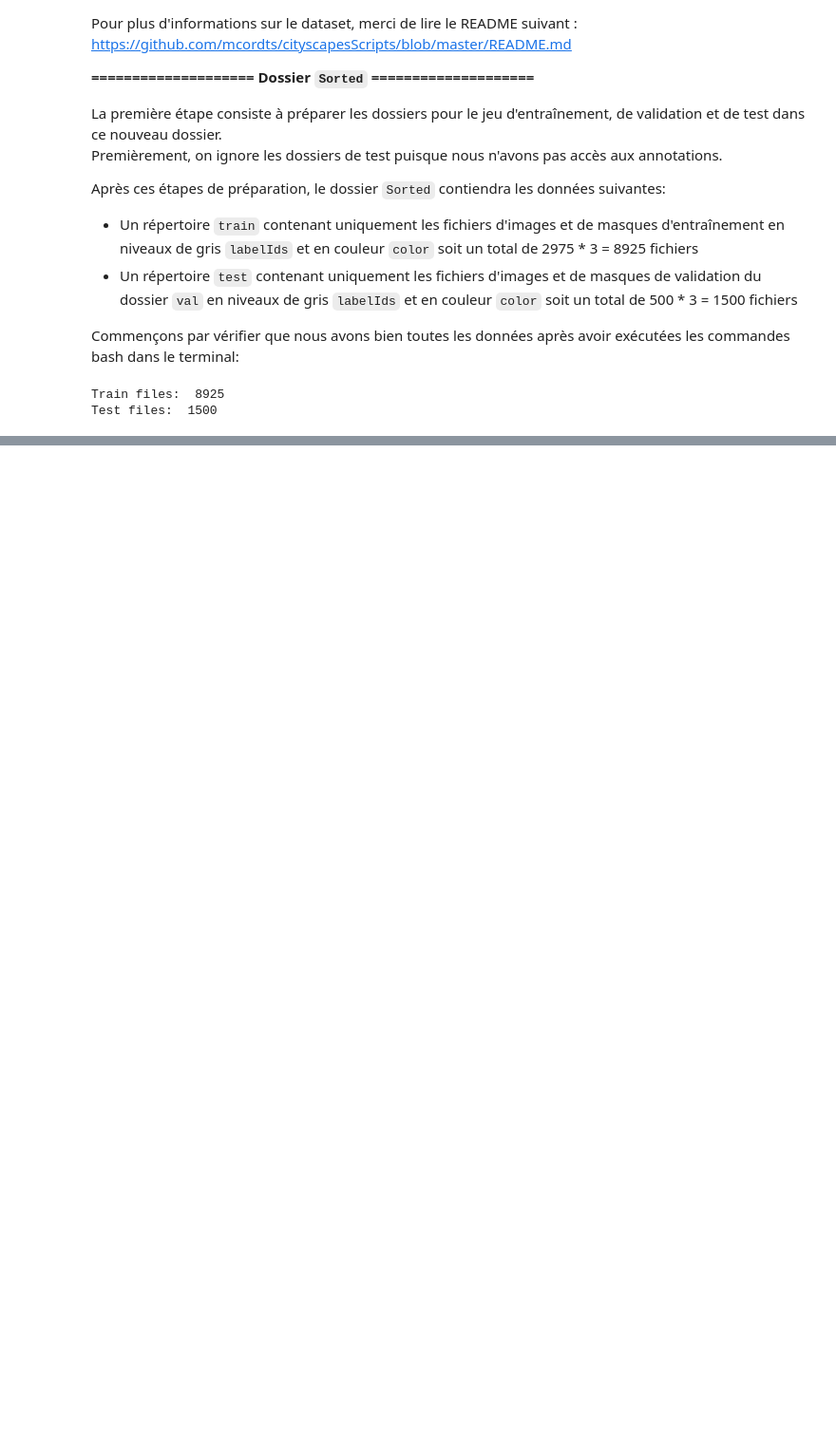
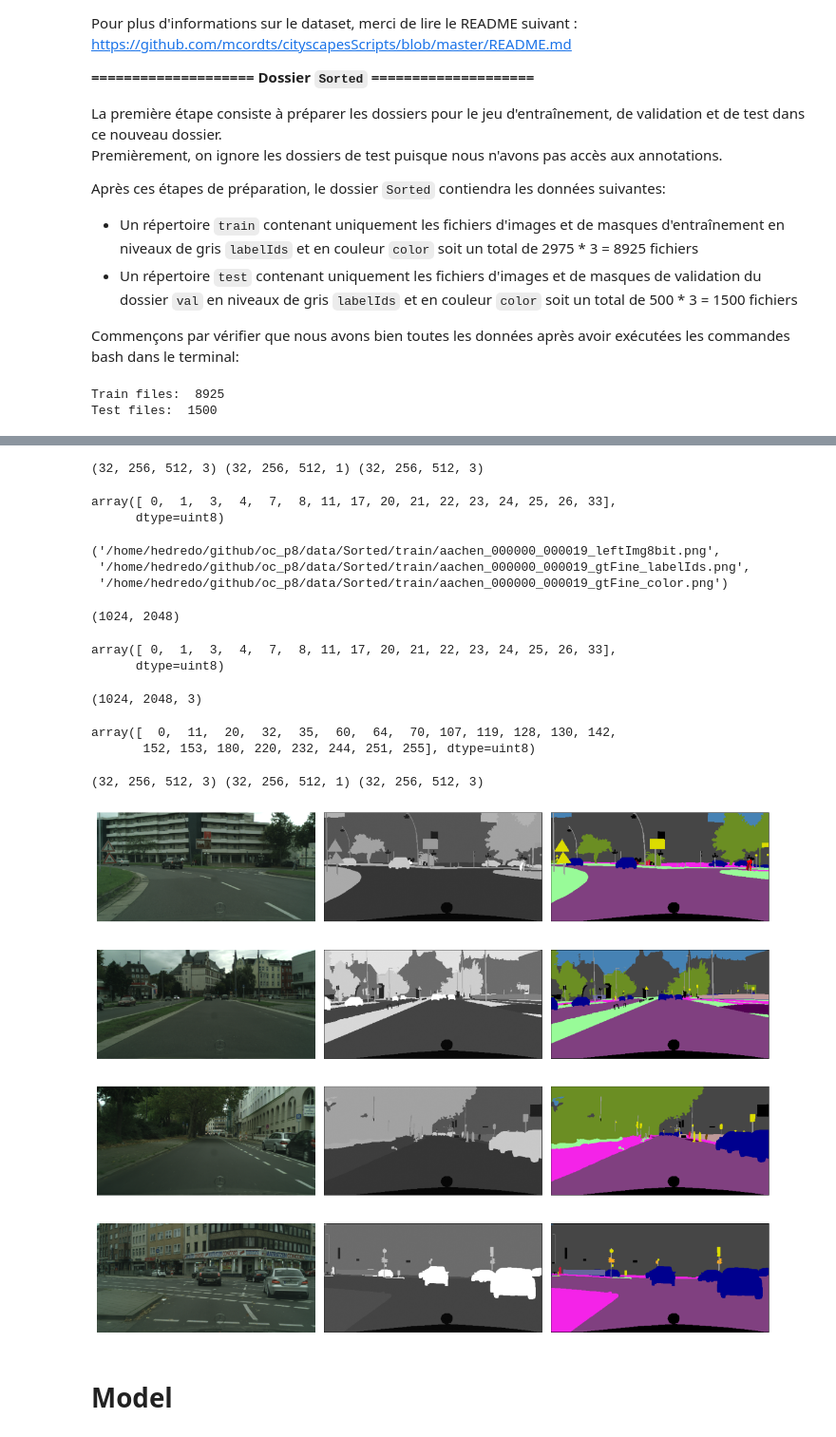
Before and after one commit to Hedredo/oc_p8, a Jupyter notebook: notebooks/modelisation.ipynb, the cells around one changed output, grey strips where cells are left out. Shown at 95% size. Cells and saved outputs as stored; diff of their text form; code cells hidden in the pictures; blank space fills up the shorter version.

```diff
--- a/notebooks/modelisation.ipynb
+++ b/notebooks/modelisation.ipynb
@@ -78,0 +1038,7 @@ Test files:  1500
+# %%
+# Utilisation
+dataset_handler = PixelClassificationDataset(
+    train_images, train_masks_grey, train_masks_rgb, batch_size=32
+)
+train_ds = dataset_handler.get_training_dataset()
+visual_ds = dataset_handler.get_visualization_dataset()
@@ -78,0 +1050,43 @@ Test files:  1500
+# %%
+# Load a batch of visualization data
+for image, annotation_grey, annotation_rgb in visual_ds.take(1):
+    print(image.shape, annotation_grey.shape, annotation_rgb.shape)
+    test_image = image[0]
+    test_annotation_grey = annotation_grey[0]
+    test_annotation_rgb = annotation_rgb[0]
+# %% [output]
+(32, 256, 512, 3) (32, 256, 512, 1) (32, 256, 512, 3)
+# %%
+# Check the unique value in the annotation_grey
+np.unique(test_annotation_grey.numpy())
+# %% [output]
+array([ 0,  1,  3,  4,  7,  8, 11, 17, 20, 21, 22, 23, 24, 25, 26, 33],
+      dtype=uint8)
+# %%
+train_images[0], train_masks_grey[0], train_masks_rgb[0]
+# %% [output]
+('/home/hedredo/github/oc_p8/data/Sorted/train/aachen_000000_000019_leftImg8bit.png',
+ '/home/hedredo/github/oc_p8/data/Sorted/train/aachen_000000_000019_gtFine_labelIds.png',
+ '/home/hedredo/github/oc_p8/data/Sorted/train/aachen_000000_000019_gtFine_color.png')
+# %%
+image = tf.io.read_file(train_masks_grey[0])
+image = tf.image.decode_png(image, channels=1)
+sq_img = image.numpy().squeeze()
+print(sq_img.shape)
+# list the unique values of sq img
+np.unique(sq_img)
+# %% [output]
+(1024, 2048)
+array([ 0,  1,  3,  4,  7,  8, 11, 17, 20, 21, 22, 23, 24, 25, 26, 33],
+      dtype=uint8)
+# %%
+image = tf.io.read_file(train_masks_rgb[0])
+image = tf.image.decode_png(image, channels=3)
+sq_img = image.numpy().squeeze()
+print(sq_img.shape)
+# list the unique values of sq img
+np.unique(sq_img)
+# %% [output]
+(1024, 2048, 3)
+array([  0,  11,  20,  32,  35,  60,  64,  70, 107, 119, 128, 130, 142,
+       152, 153, 180, 220, 232, 244, 251, 255], dtype=uint8)
@@ -78,0 +1101,21 @@ Test files:  1500
+# %%
+# Load a batch of training data and visualize it
+for image_batch, annotation_grey_batch, annotation_rgb_batch in visual_ds.take(1):
+    print(image.shape, annotation_grey.shape, annotation_rgb.shape)
+    plt.figure(figsize=(12, 10), tight_layout=True)
+    for i in range(4):
+        plt.subplot(4, 3, 3 * i + 1)
+        plt.imshow(image_batch[i])
+        plt.axis("off")
+        plt.subplot(4, 3, 3 * i + 2)
+        plt.imshow(tf.squeeze(annotation_grey_batch[i]), cmap="gray")
+        plt.axis("off")
+        plt.subplot(4, 3, 3 * i + 3)
+        plt.imshow(tf.squeeze(annotation_rgb_batch[i]))
+        plt.axis("off")
+    plt.show()
+# %% [output]
+(32, 256, 512, 3) (32, 256, 512, 1) (32, 256, 512, 3)
+[figure, added]
+# %% [markdown]
+# Model
```
Also changed, not shown: parts of 57 cells of this notebook, 4 other files.
